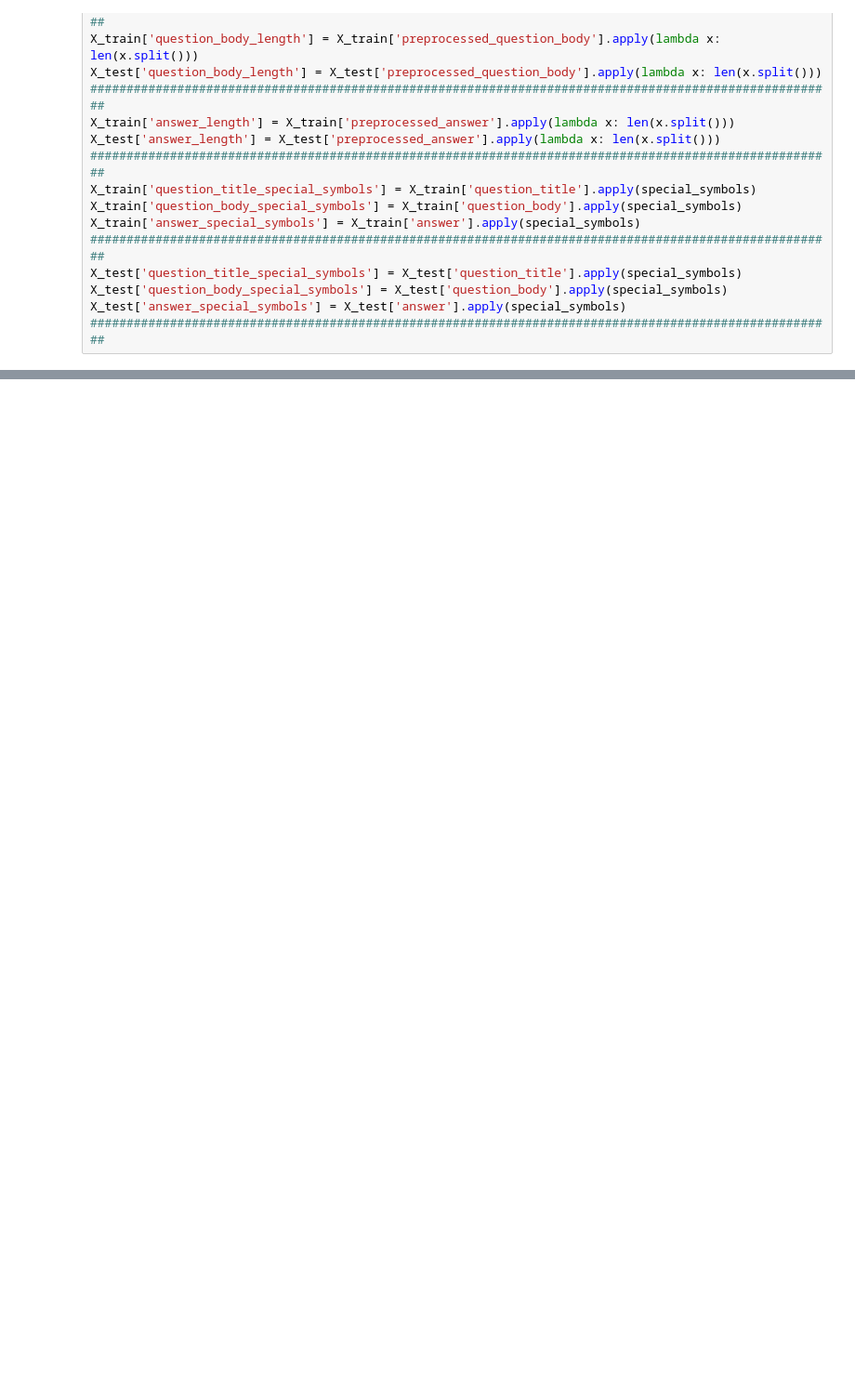
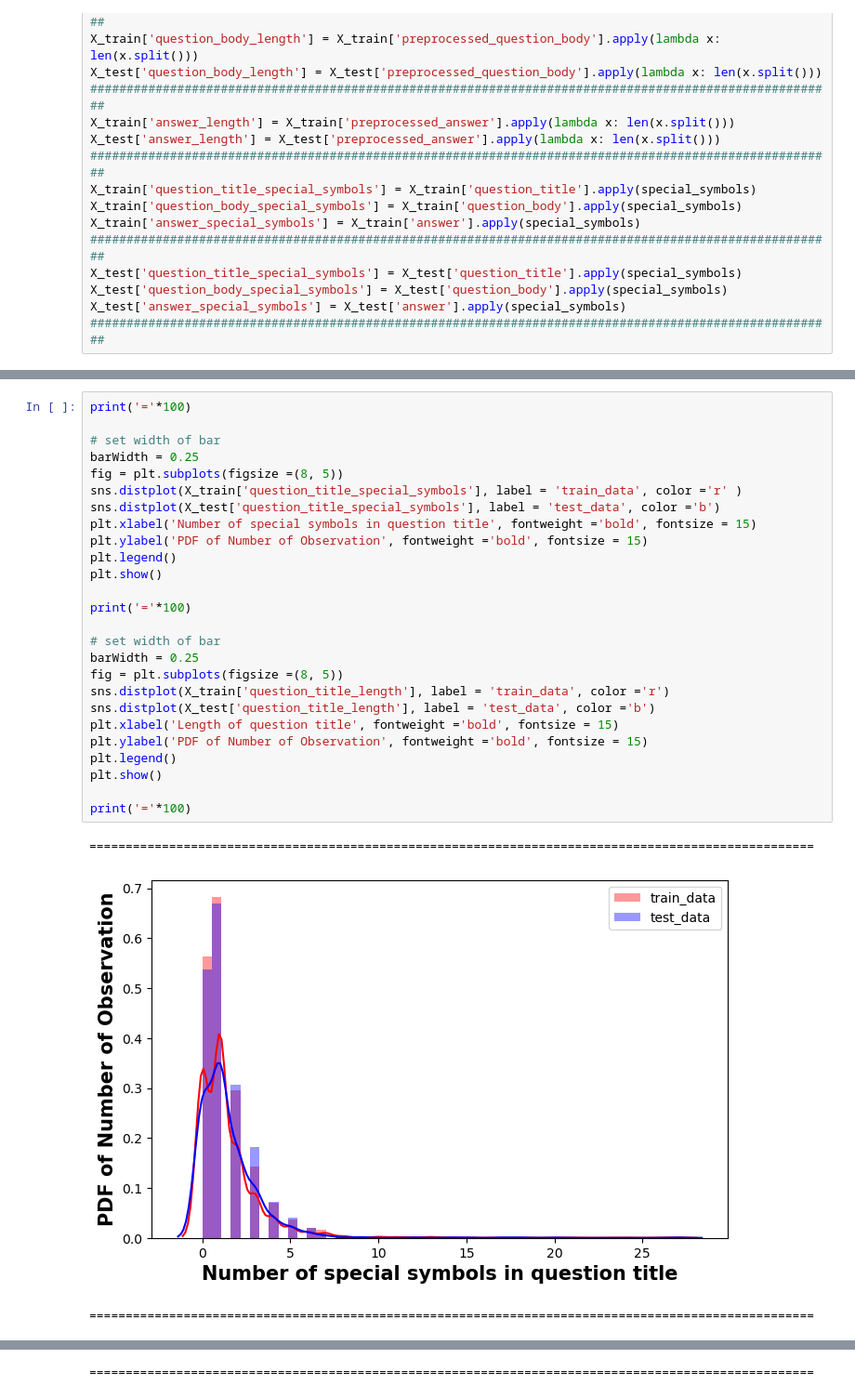
Before and after one commit to nikunjprajapati22/GoogleQuestChallenge, a Jupyter notebook: Project.ipynb, the cells around one changed output, grey strips where cells are left out. Shown: that part at 93% size. Cells and saved outputs as stored; diff of their text form; blank space fills up the shorter version.

Commit message:
Analysis of Question Title

```diff
--- a/Project.ipynb
+++ b/Project.ipynb
@@ -303,0 +321,30 @@ X_train.head()
+# %%
+print('='*100)
+
+# set width of bar
+barWidth = 0.25
+fig = plt.subplots(figsize =(8, 5))
+sns.distplot(X_train['question_title_special_symbols'], label = 'train_data', color ='r' )
+sns.distplot(X_test['question_title_special_symbols'], label = 'test_data', color ='b')
+plt.xlabel('Number of special symbols in question title', fontweight ='bold', fontsize = 15)
+plt.ylabel('PDF of Number of Observation', fontweight ='bold', fontsize = 15)
+plt.legend()
+plt.show()
+
+print('='*100)
+
+# set width of bar
+barWidth = 0.25
+fig = plt.subplots(figsize =(8, 5))
+sns.distplot(X_train['question_title_length'], label = 'train_data', color ='r')
+sns.distplot(X_test['question_title_length'], label = 'test_data', color ='b')
+plt.xlabel('Length of question title', fontweight ='bold', fontsize = 15)
+plt.ylabel('PDF of Number of Observation', fontweight ='bold', fontsize = 15)
+plt.legend()
+plt.show()
+
+print('='*100)
+# %% [output]
+====================================================================================================
+[figure, added]
+====================================================================================================
@@ -303,0 +352 @@ X_train.head()
+====================================================================================================
```
Also changed, not shown: parts of 2 cells of this notebook.
